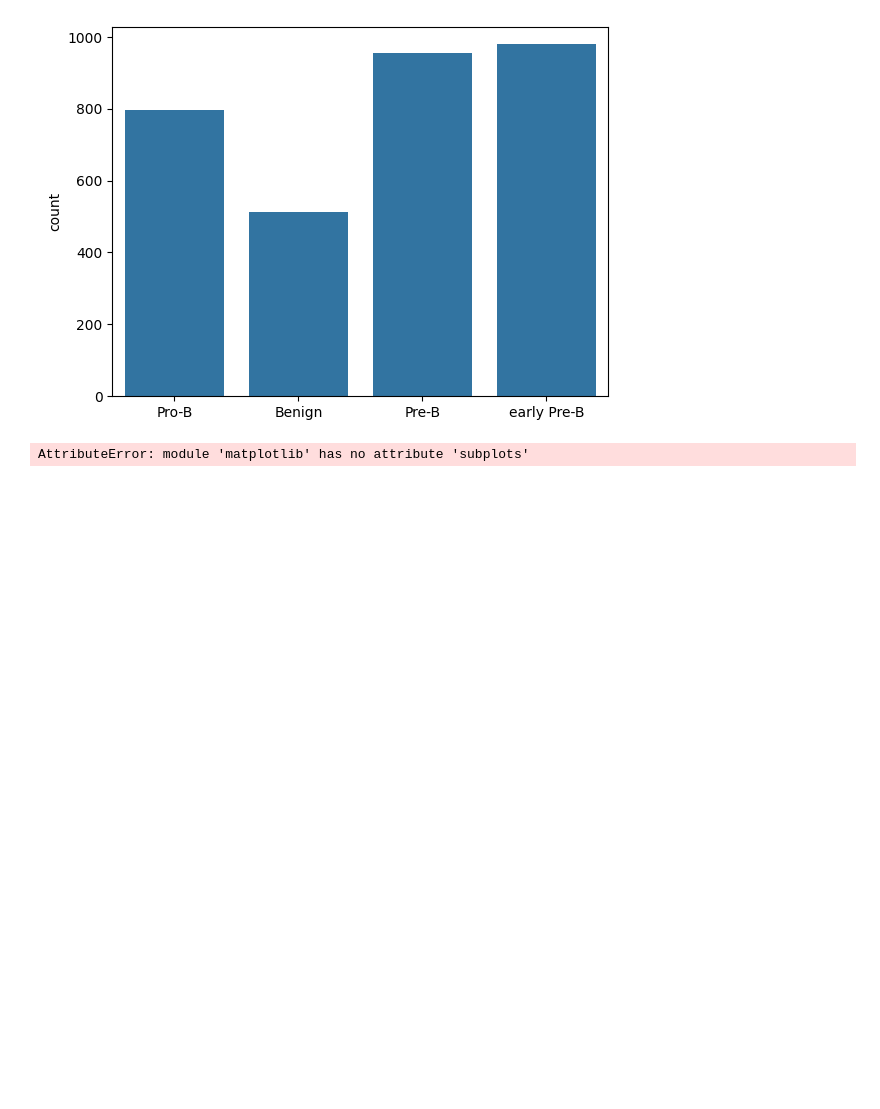
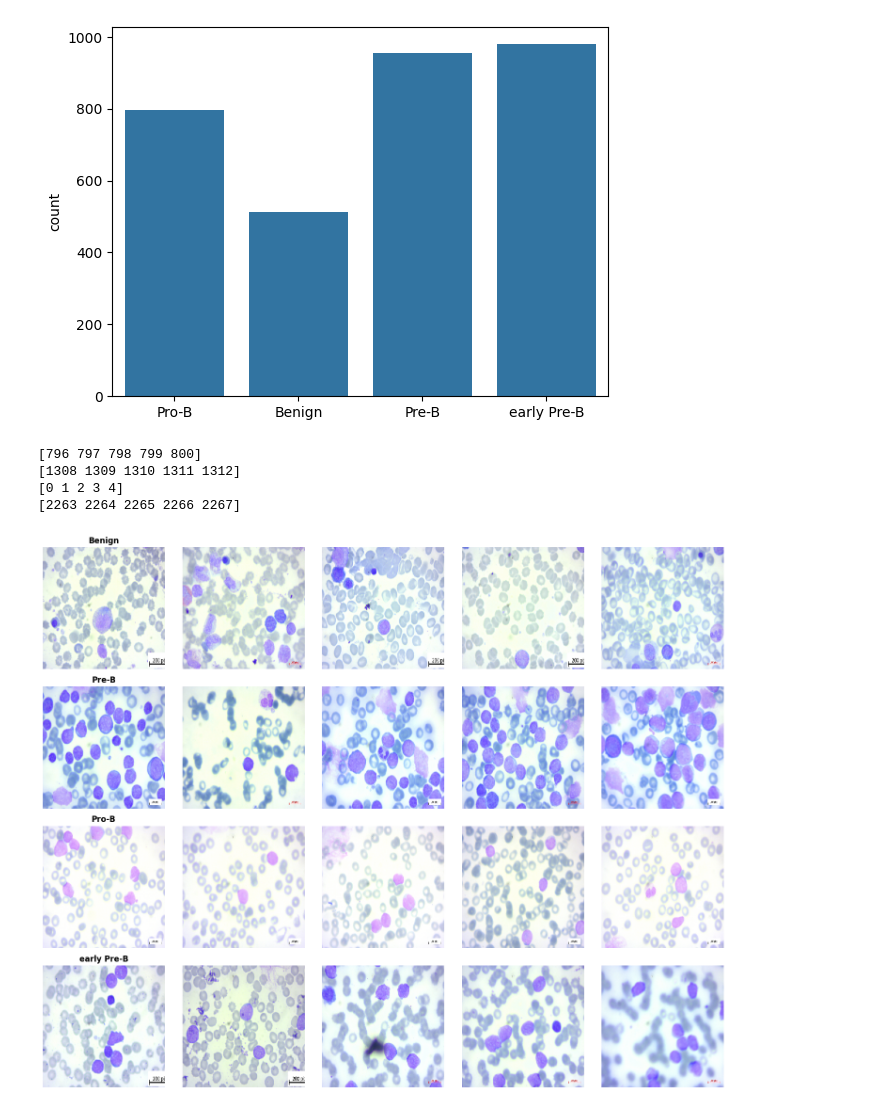
Before and after one commit to epsilon403/MultiModal-Cancer-Detection, a Jupyter notebook: data_import.ipynb, the cells around one changed output. Saved outputs shown, nothing was run; the diff lists cells and outputs as text; code cells hidden in the pictures; blank space fills up the shorter version.

Commit message:
fixing the graph and the data

```diff
--- a/data_import.ipynb
+++ b/data_import.ipynb
@@ -47,21 +47,27 @@ sns.countplot(x = labels_blood)
 [figure]
 # %%
 import numpy as np
+
+labels_blood = np.array(labels_blood)
 unique_classes = np.unique(labels_blood)
 fig, axes = plt.subplots(len(unique_classes), 5, figsize=(15, len(unique_classes) * 3))
 
 for i, class_name in enumerate(unique_classes):
-    class_indices = np.where(labels == class_name)[0][:5]
-
+    class_indices = np.where(labels_blood == class_name)[0][:5]
+    print(class_indices)
     for j, idx in enumerate(class_indices):
         ax = axes[i, j] if len(unique_classes) > 1 else axes[j]
-        img_rgb = cv2.cvtColor(images[idx], cv2.COLOR_BGR2RGB)
+        img_rgb = cv2.cvtColor(images_blood[idx], cv2.COLOR_BGR2RGB)
         ax.imshow(img_rgb)
         ax.axis('off')
         if j == 0:
             ax.set_title(f'{class_name}', fontsize=12, fontweight='bold')
 
 plt.tight_layout()
 plt.show()
 # %% [output]
-AttributeError: module 'matplotlib' has no attribute 'subplots'
+[796 797 798 799 800]
+[1308 1309 1310 1311 1312]
+[0 1 2 3 4]
+[2263 2264 2265 2266 2267]
+[figure, added]
```
Also changed, not shown: parts of 2 cells of this notebook.
